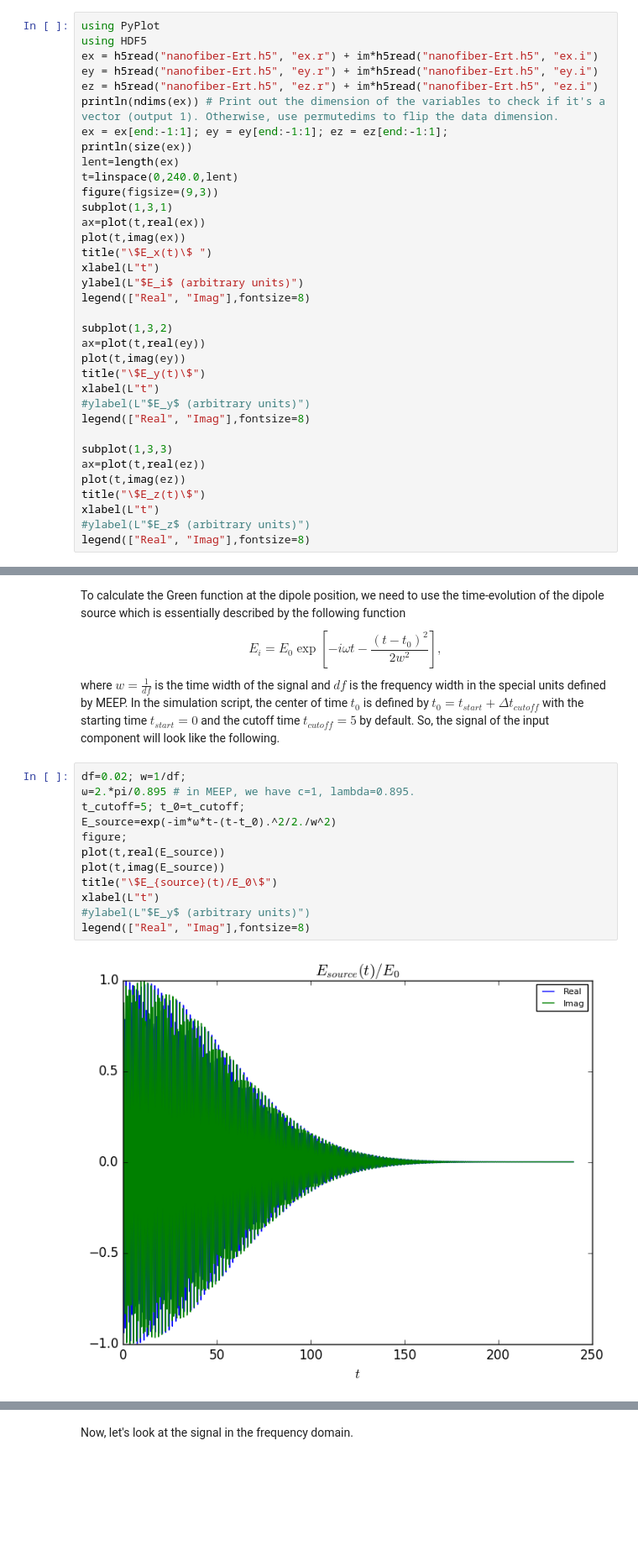
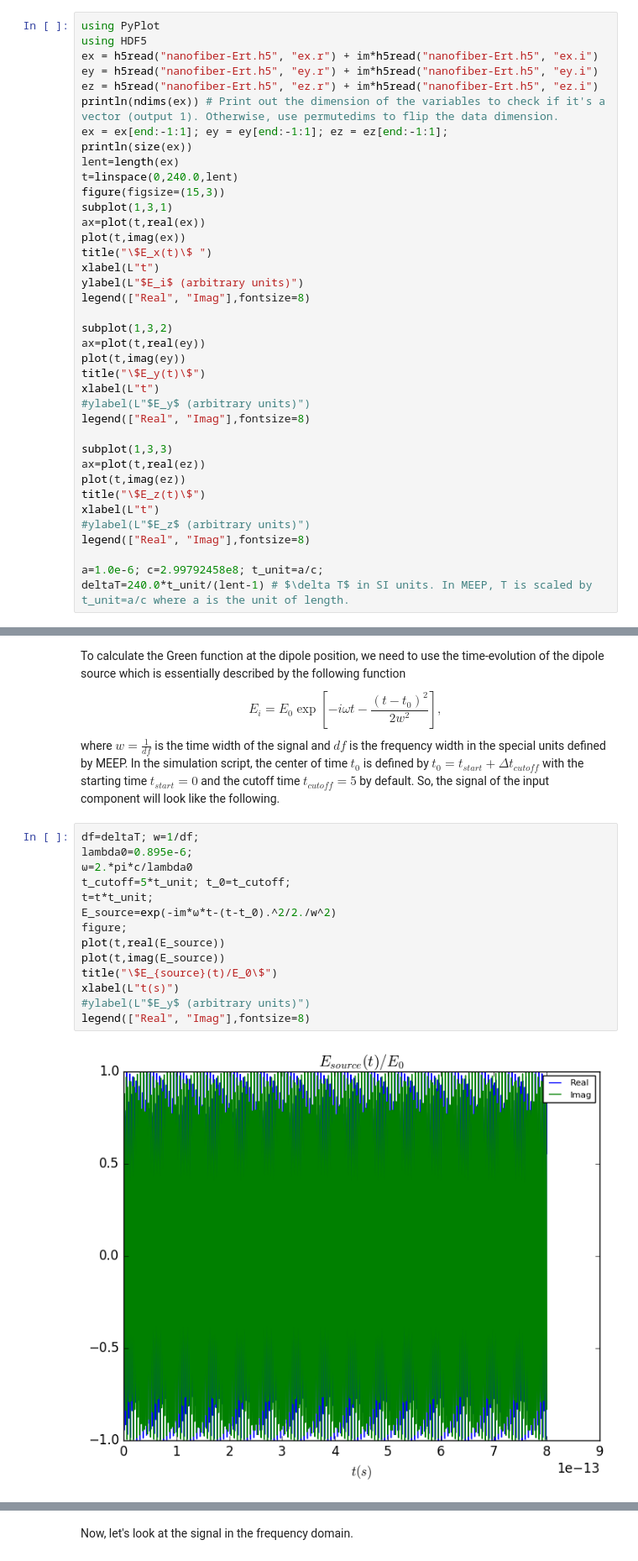
Before and after one commit to i2000s/simnanophotonics, a Jupyter notebook: Nanofiber.ipynb, the cells around one changed output, grey strips where cells are left out. Shown at 84% size. Saved outputs shown, nothing was run; the diff lists cells and outputs as text; blank space fills up the shorter version.

```diff
--- a/Nanofiber.ipynb
+++ b/Nanofiber.ipynb
@@ -46,7 +46,7 @@ ex = ex[end:-1:1]; ey = ey[end:-1:1]; ez = ez[end:-1:1];
 println(size(ex))
 lent=length(ex)
 t=linspace(0,240.0,lent)
-figure(figsize=(9,3))
+figure(figsize=(15,3))
 subplot(1,3,1)
 ax=plot(t,real(ex))
 plot(t,imag(ex))
@@ -70,4 +70,7 @@ title("\$E_z(t)\$")
 xlabel(L"t")
 #ylabel(L"$E_z$ (arbitrary units)")
 legend(["Real", "Imag"],fontsize=8)
+
+a=1.0e-6; c=2.99792458e8; t_unit=a/c;
+deltaT=240.0*t_unit/(lent-1) # $\delta T$ in SI units. In MEEP, T is scaled by t_unit=a/c where a is the unit of length.
 # %% [output]
@@ -119,19 +123,21 @@ $$E_i = E_0 \exp{\left[-i\omega t-\frac{(t-t_0)^2}{2w^2}\right]},$$
 where $w=\frac{1}{df}$ is the time width of the signal and $df$ is the frequency width in the special units defined by MEEP. In the simulation script, the center of time $t_0$ is defined by
 $t_0=t_{start}+\Delta t_{cutoff}$ with the starting time $t_{start}=0$ and the cutoff time $t_{cutoff}=5$ by default. So, the signal of the input component will look like the following.
 # %%
-df=0.02; w=1/df;
-ω=2.*pi/0.895 # in MEEP, we have c=1, lambda=0.895.
-t_cutoff=5; t_0=t_cutoff;
+df=deltaT; w=1/df;
+lambda0=0.895e-6;
+ω=2.*pi*c/lambda0
+t_cutoff=5*t_unit; t_0=t_cutoff;
+t=t*t_unit;
 E_source=exp(-im*ω*t-(t-t_0).^2/2./w^2)
 figure;
 plot(t,real(E_source))
 plot(t,imag(E_source))
 title("\$E_{source}(t)/E_0\$")
-xlabel(L"t")
+xlabel(L"t(s)")
 #ylabel(L"$E_y$ (arbitrary units)")
 legend(["Real", "Imag"],fontsize=8)
 # %% [output]
-[figure, old version]
+[figure, new version]
 PyObject <matplotlib.legend.Legend object at 0x...>
 # %% [markdown]
 Now, let's look at the signal in the frequency domain.
```
Also changed, not shown: parts of 9 cells of this notebook, 1 other file.
